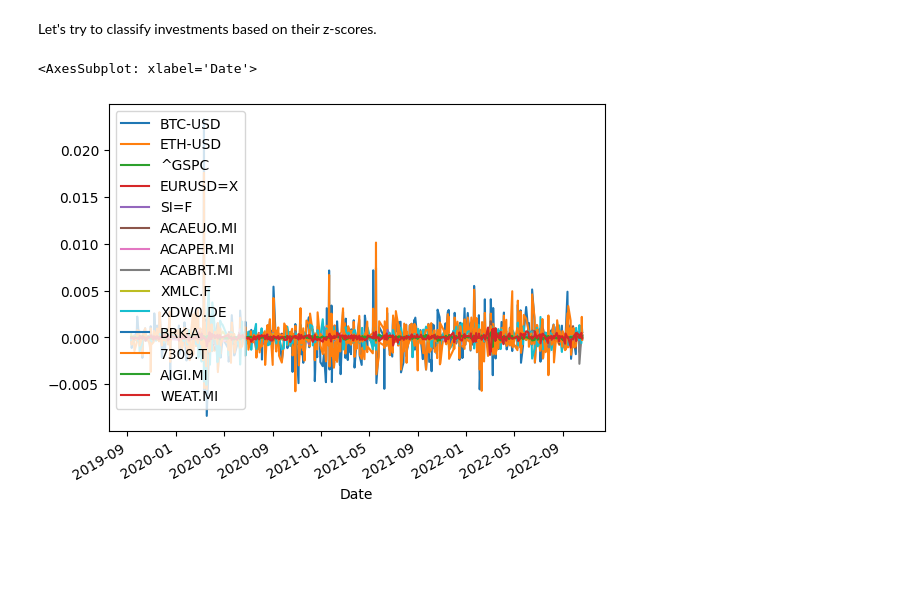
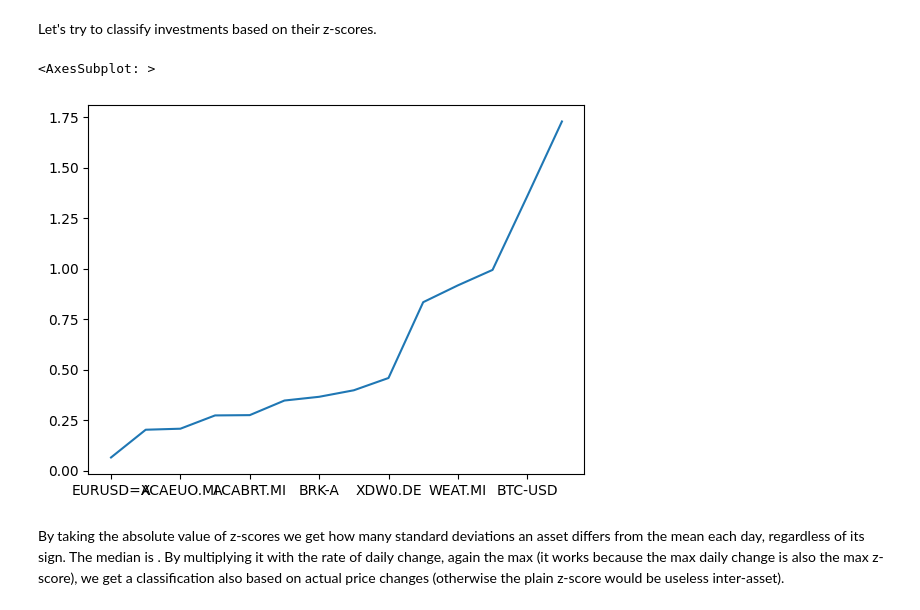
Before and after one commit to fedeb95/market-analysis, a Jupyter notebook: Asset crashes.ipynb, the cells around one changed output. Drawn from its saved outputs; the diff is of its cells as text; code cells hidden in the pictures; blank space fills up the shorter version.

Commit message:
classification

```diff
--- a/Asset crashes.ipynb
+++ b/Asset crashes.ipynb
@@ -120,8 +120,10 @@ Events normally considered outliers (> 3 stds), do happen consistently enough to
 # %% [markdown]
 Let's try to classify investments based on their z-scores.
 # %%
-mean_zscore = 1/len(zscores) * zscores.sum() * log_data_diff
-mean_zscore.plot()
+mean_zscore = abs(zscores).max() * abs(log_data_diff).max()
+mean_zscore.sort_values().plot()
 # %% [output]
-<AxesSubplot: xlabel='Date'>
+<AxesSubplot: >
-[figure, old version]
+[figure, new version]
+# %% [markdown]
+By taking the absolute value of z-scores we get how many standard deviations an asset differs from the mean each day, regardless of its sign. The median is . By multiplying it with the rate of daily change, again the max (it works because the max daily change is also the max z-score), we get a classification also based on actual price changes (otherwise the plain z-score would be useless inter-asset).
```
